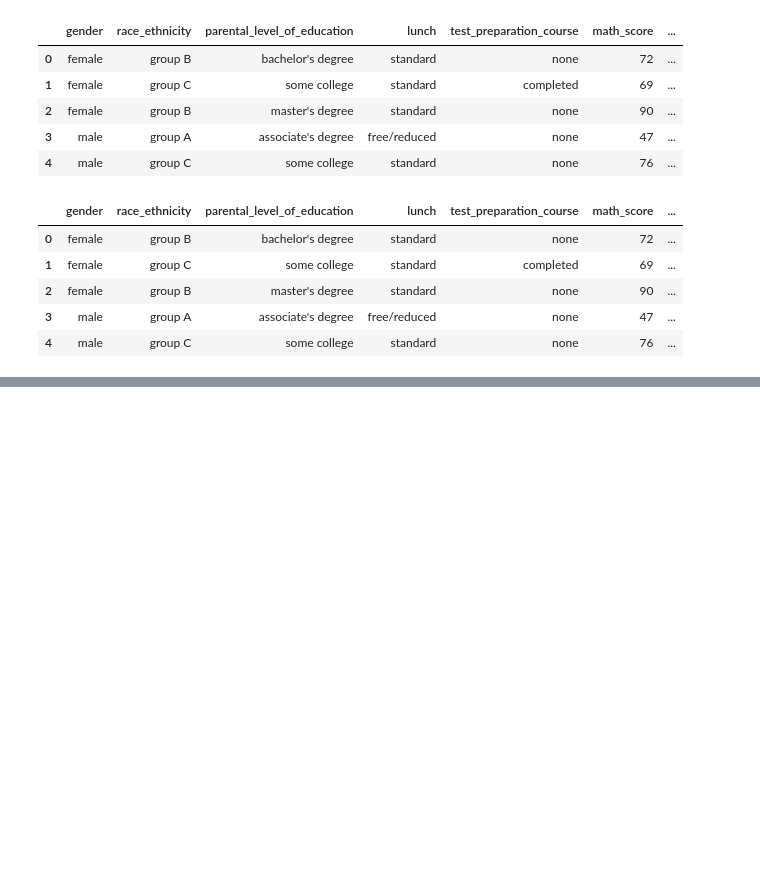
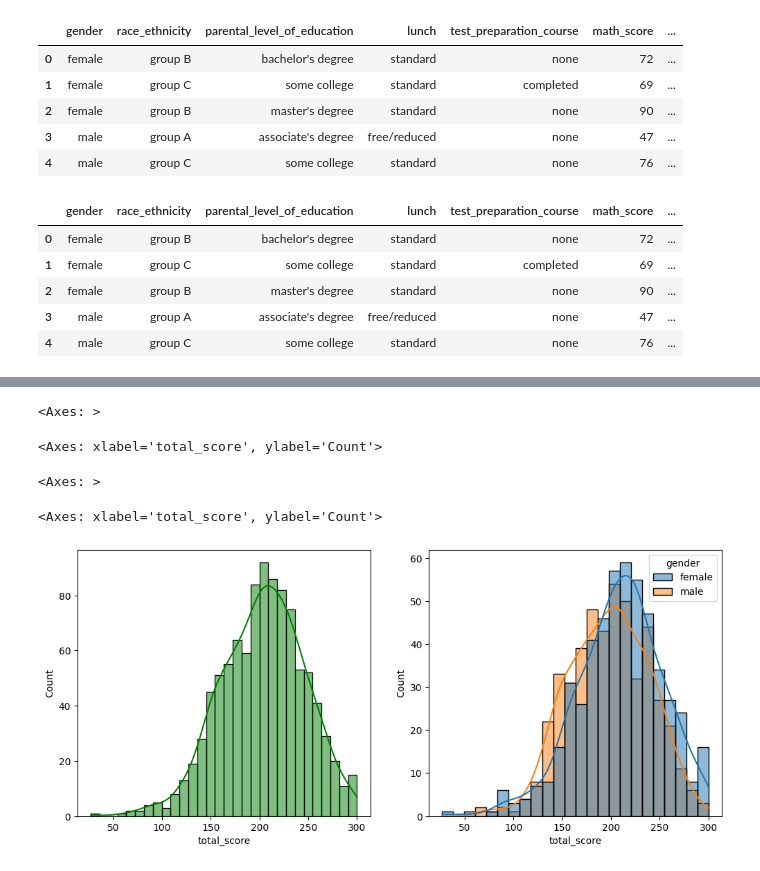
Before and after one commit to manelmahroug/Test-score-prediction, a Jupyter notebook: notebook/EDA.ipynb, the cells around one changed output, grey strips where cells are left out. Drawn from its saved outputs; the diff is of its cells as text; code cells hidden in the pictures; blank space fills up the shorter version.

```diff
--- a/notebook/EDA.ipynb
+++ b/notebook/EDA.ipynb
@@ -283,0 +320,13 @@ here it is 10
+# %%
+fig, axs = plt.subplots(1, 2, figsize=(12, 5))
+plt.subplot(121)
+sns.histplot(data=df,x='total_score',bins=30,kde=True,color='g')
+plt.subplot(122)
+sns.histplot(data=df,x='total_score',kde=True,hue='gender')
+plt.show()
+# %% [output]
+<Axes: >
+<Axes: xlabel='total_score', ylabel='Count'>
+<Axes: >
+<Axes: xlabel='total_score', ylabel='Count'>
+[figure, added]
```
Also changed, not shown: parts of 16 cells of this notebook.
